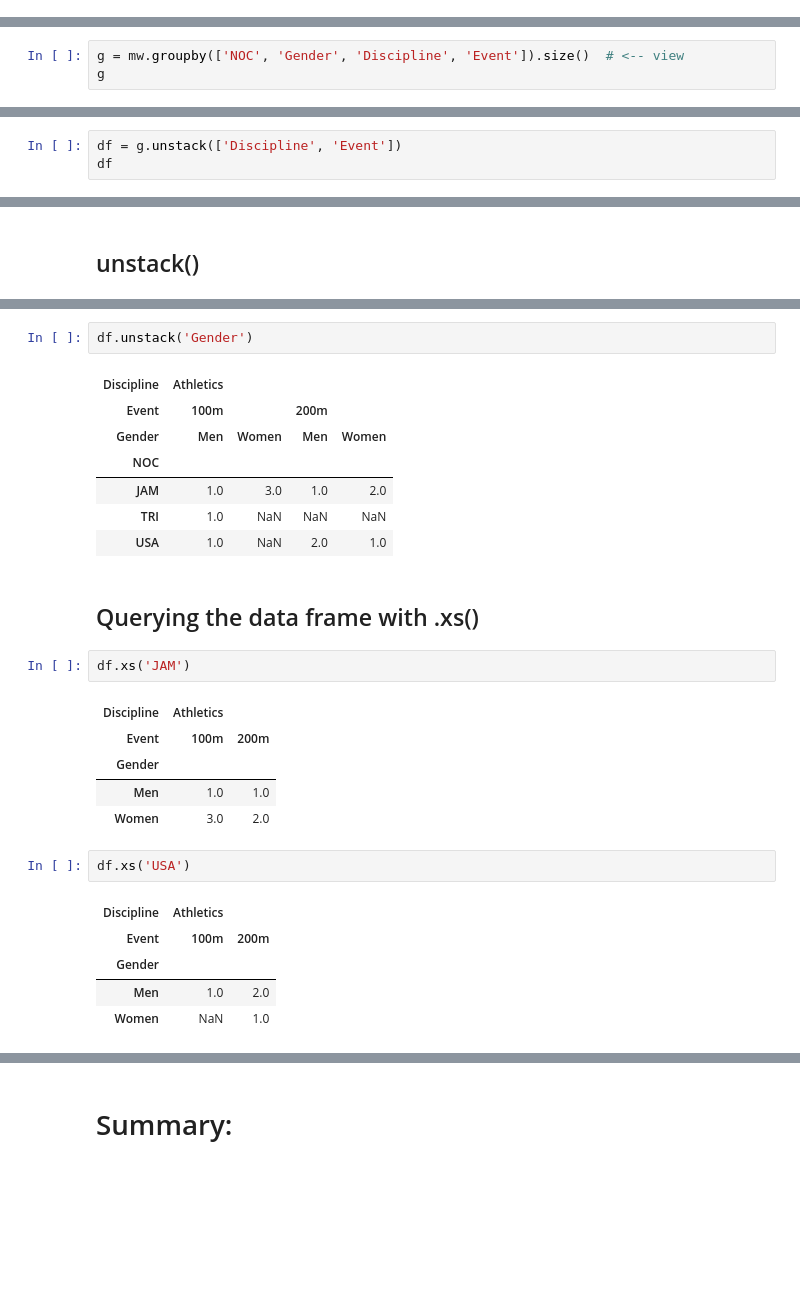
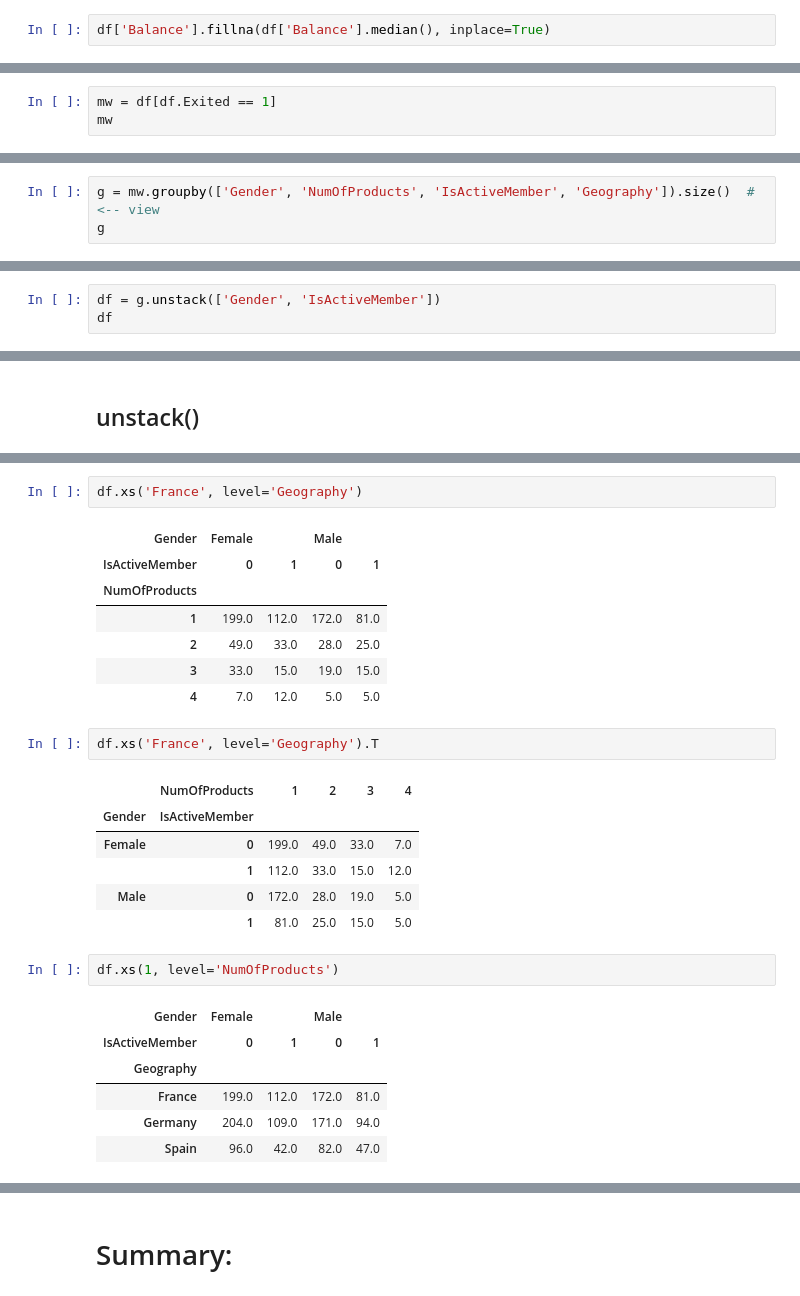
Before and after one commit to luminousmen/python_for_ds, a Jupyter notebook: training_5.ipynb, the cells around one changed output, grey strips where cells are left out. Drawn from its saved outputs; the diff is of its cells as text; blank space fills up the shorter version.

```diff
--- a/training_5.ipynb
+++ b/training_5.ipynb
@@ -612,0 +691,2 @@ oo.groupby('NOC').agg({'Edition' : ['count','min','max']})
+# %%
+df['Balance'].fillna(df['Balance'].median(), inplace=True)
@@ -660,0 +742,3 @@ mw
+# %%
+mw = df[df.Exited == 1]
+mw
@@ -661,4 +764,4 @@ mw
 # %%
-g = mw.groupby(['NOC', 'Gender', 'Discipline', 'Event']).size()  # <-- view
+g = mw.groupby(['Gender', 'NumOfProducts', 'IsActiveMember', 'Geography']).size()  # <-- view
 g
 # %% [output]
@@ -674,5 +784,5 @@ USA  Men     Athletics   100m     1
 dtype: int64
 # %%
-df = g.unstack(['Discipline', 'Event'])
+df = g.unstack(['Gender', 'IsActiveMember'])
 df
 # %% [output]
@@ -753,29 +908,29 @@ df.unstack()
-# %%
-df.unstack('Gender')
-# %% [output]
-| Discipline | Athletics |  |  |  |
-| Event | 100m |  | 200m |  |
-| Gender | Men | Women | Men | Women |
-| NOC |  |  |  |  |
-| JAM | 1.0 | 3.0 | 1.0 | 2.0 |
-| TRI | 1.0 | NaN | NaN | NaN |
-| USA | 1.0 | NaN | 2.0 | 1.0 |
-# %% [markdown]
-## Querying the data frame with .xs()
 # %%
-df.xs('JAM')
+df.xs('France', level='Geography')
 # %% [output]
-| Discipline | Athletics |  |
-| Event | 100m | 200m |
-| Gender |  |  |
-| Men | 1.0 | 1.0 |
-| Women | 3.0 | 2.0 |
+| Gender | Female |  | Male |  |
+| IsActiveMember | 0 | 1 | 0 | 1 |
+| NumOfProducts |  |  |  |  |
+| 1 | 199.0 | 112.0 | 172.0 | 81.0 |
+| 2 | 49.0 | 33.0 | 28.0 | 25.0 |
+| 3 | 33.0 | 15.0 | 19.0 | 15.0 |
+| 4 | 7.0 | 12.0 | 5.0 | 5.0 |
+# %%
+df.xs('France', level='Geography').T
+# %% [output]
+|  | NumOfProducts | 1 | 2 | 3 | 4 |
+| Gender | IsActiveMember |  |  |  |  |
+| Female | 0 | 199.0 | 49.0 | 33.0 | 7.0 |
+|  | 1 | 112.0 | 33.0 | 15.0 | 12.0 |
+| Male | 0 | 172.0 | 28.0 | 19.0 | 5.0 |
+|  | 1 | 81.0 | 25.0 | 15.0 | 5.0 |
 # %%
-df.xs('USA')
+df.xs(1, level='NumOfProducts')
 # %% [output]
-| Discipline | Athletics |  |
-| Event | 100m | 200m |
-| Gender |  |  |
-| Men | 1.0 | 2.0 |
-| Women | NaN | 1.0 |
+| Gender | Female |  | Male |  |
+| IsActiveMember | 0 | 1 | 0 | 1 |
+| Geography |  |  |  |  |
+| France | 199.0 | 112.0 | 172.0 | 81.0 |
+| Germany | 204.0 | 109.0 | 171.0 | 94.0 |
+| Spain | 96.0 | 42.0 | 82.0 | 47.0 |
 # %%
```
Also changed, not shown: parts of 41 cells of this notebook, 1 other file.
